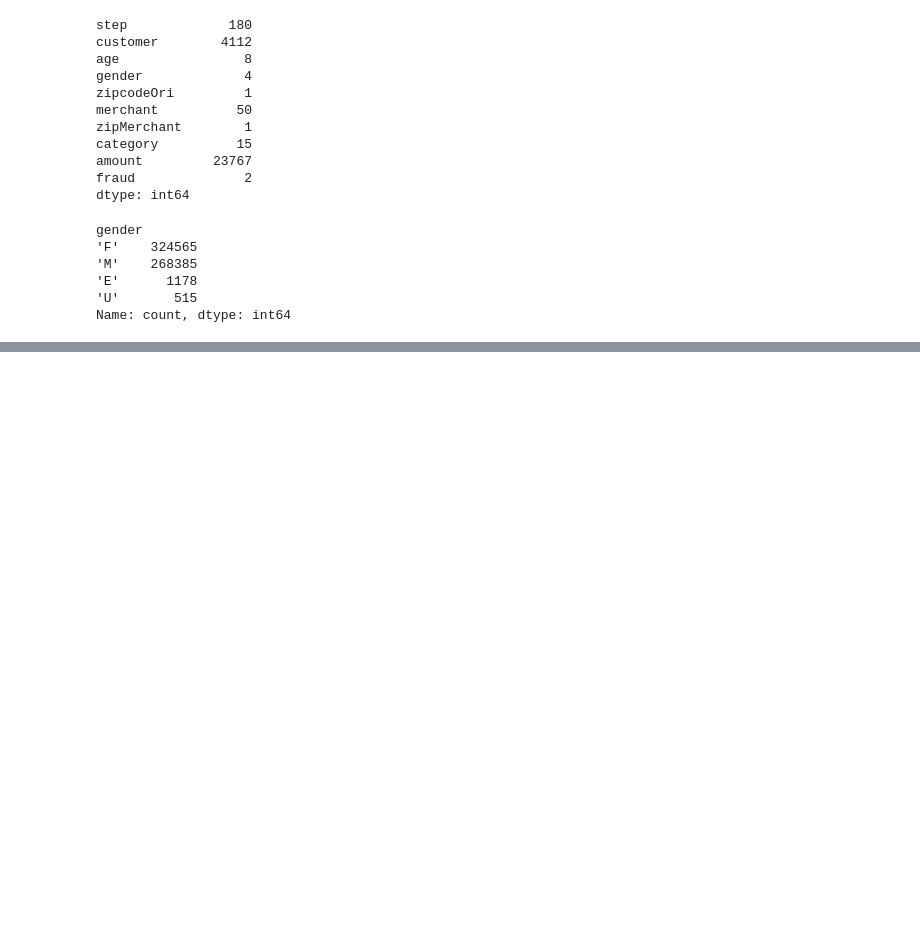
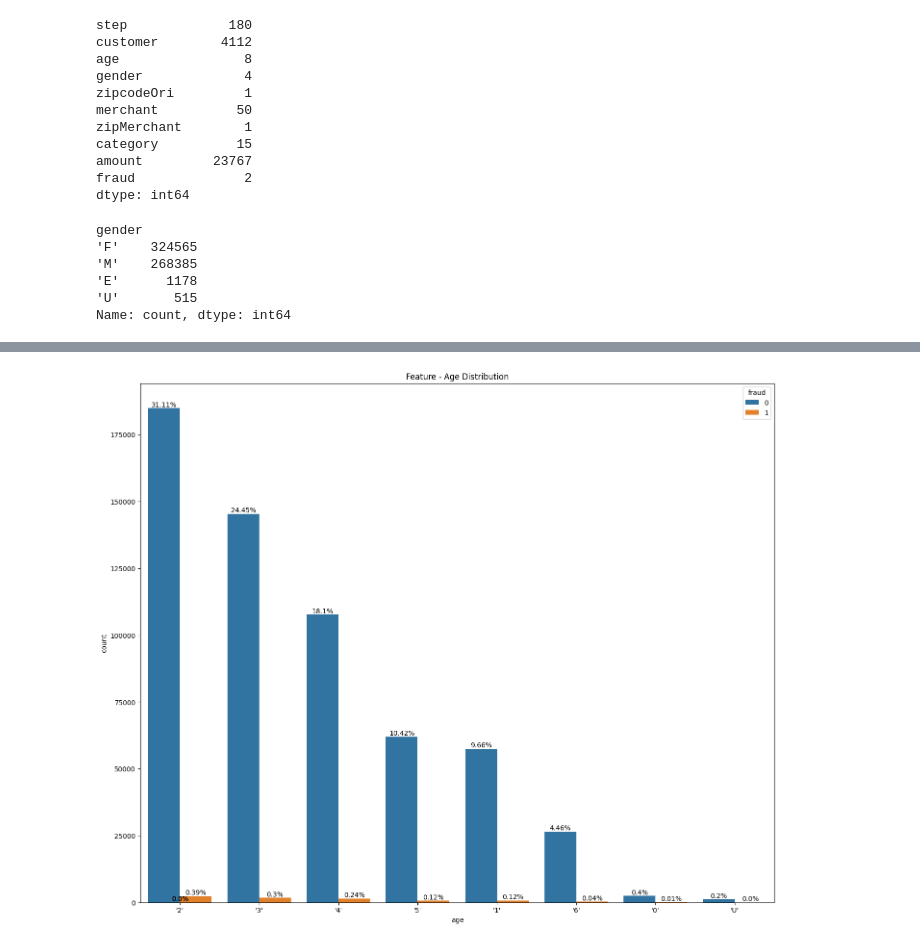
Before and after one commit to Thanh-dev-192006/Credit_Card_-Fraud_-Detection, a Jupyter notebook: notebooks/exploration/EDA.ipynb, the cells around one changed output, grey strips where cells are left out. Cells and saved outputs as stored; diff of their text form; code cells hidden in the pictures; blank space fills up the shorter version.

```diff
--- a/notebooks/exploration/EDA.ipynb
+++ b/notebooks/exploration/EDA.ipynb
@@ -42,0 +103,4 @@ Name: count, dtype: int64
+# %%
+edaplot(df, 'age', title = 'Feature - Age Distribution', hue = 'fraud')
+# %% [output]
+[figure, added]
```
Also changed, not shown: parts of 12 cells of this notebook.
